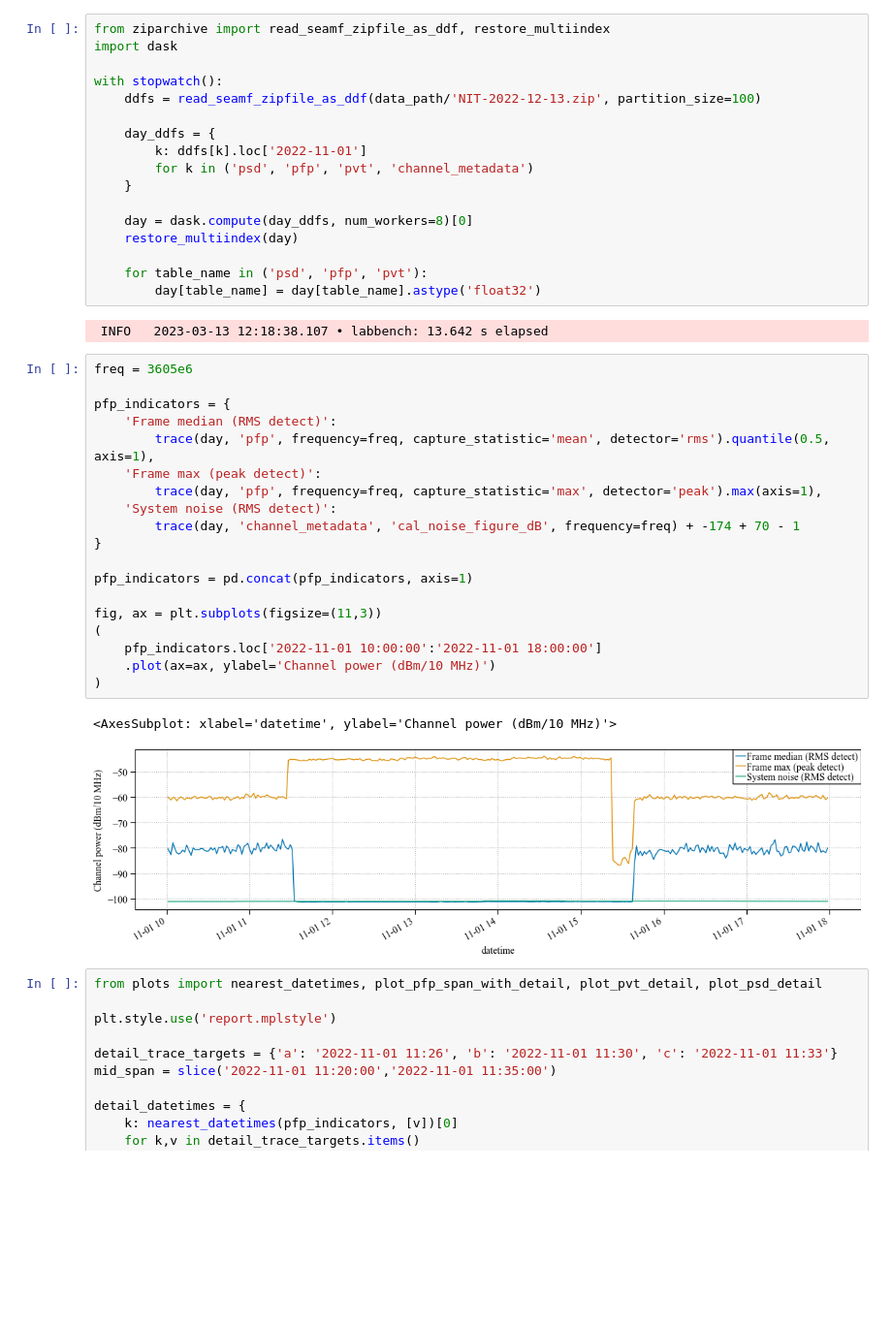
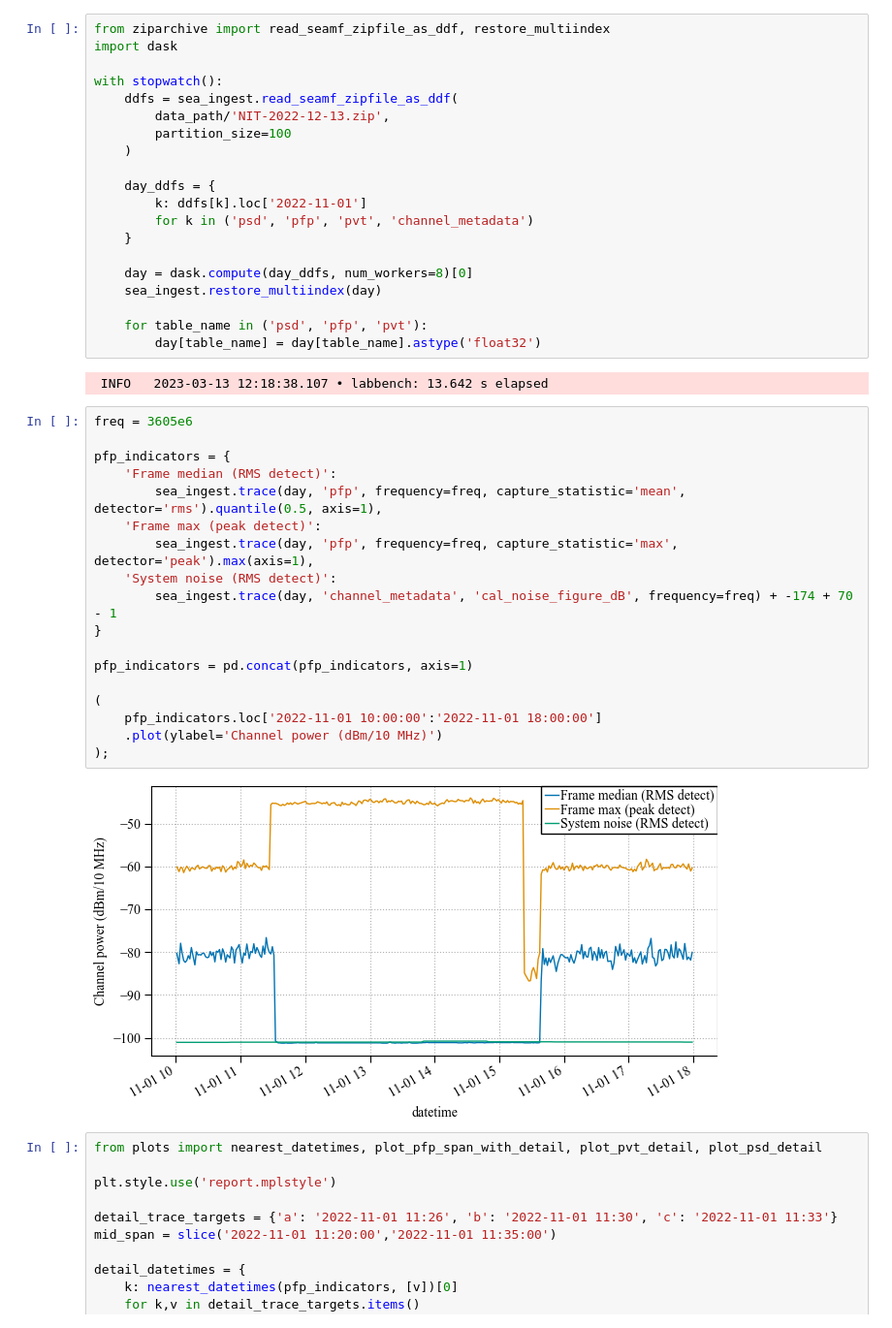
Before and after one commit to usnistgov/nasctn-sea-ingest, a Jupyter notebook: demos/forensic_plots.ipynb, the cells around one changed output. Shown: that part at 97% size. Saved outputs shown, nothing was run; the diff lists cells and outputs as text; blank space fills up the shorter version.

```diff
--- a/demos/forensic_plots.ipynb
+++ b/demos/forensic_plots.ipynb
@@ -24,7 +21,10 @@ from ziparchive import read_seamf_zipfile_as_ddf, restore_multiindex
 import dask
 
 with stopwatch():
-    ddfs = read_seamf_zipfile_as_ddf(data_path/'NIT-2022-12-13.zip', partition_size=100)
+    ddfs = sea_ingest.read_seamf_zipfile_as_ddf(
+        data_path/'NIT-2022-12-13.zip',
+        partition_size=100
+    )
 
     day_ddfs = {
         k: ddfs[k].loc['2022-11-01']
@@ -32,7 +32,7 @@ with stopwatch():
     }
 
     day = dask.compute(day_ddfs, num_workers=8)[0]
-    restore_multiindex(day)
+    sea_ingest.restore_multiindex(day)
 
     for table_name in ('psd', 'pfp', 'pvt'):
         day[table_name] = day[table_name].astype('float32')
@@ -41,25 +41,23 @@ with stopwatch():
 # %%
 freq = 3605e6
 
 pfp_indicators = {
     'Frame median (RMS detect)':
-        trace(day, 'pfp', frequency=freq, capture_statistic='mean', detector='rms').quantile(0.5, axis=1),
+        sea_ingest.trace(day, 'pfp', frequency=freq, capture_statistic='mean', detector='rms').quantile(0.5, axis=1),
     'Frame max (peak detect)':
-        trace(day, 'pfp', frequency=freq, capture_statistic='max', detector='peak').max(axis=1),
+        sea_ingest.trace(day, 'pfp', frequency=freq, capture_statistic='max', detector='peak').max(axis=1),
     'System noise (RMS detect)':
-        trace(day, 'channel_metadata', 'cal_noise_figure_dB', frequency=freq) + -174 + 70 - 1
+        sea_ingest.trace(day, 'channel_metadata', 'cal_noise_figure_dB', frequency=freq) + -174 + 70 - 1
 }
 
 pfp_indicators = pd.concat(pfp_indicators, axis=1)
 
-fig, ax = plt.subplots(figsize=(11,3))
 (
     pfp_indicators.loc['2022-11-01 10:00:00':'2022-11-01 18:00:00']
-    .plot(ax=ax, ylabel='Channel power (dBm/10 MHz)')
-)
+    .plot(ylabel='Channel power (dBm/10 MHz)')
+);
 # %% [output]
-<AxesSubplot: xlabel='datetime', ylabel='Channel power (dBm/10 MHz)'>
-[figure, old version]
+[figure, new version]
 # %%
 from plots import nearest_datetimes, plot_pfp_span_with_detail, plot_pvt_detail, plot_psd_detail
 
```
Also changed, not shown: parts of 1 cell of this notebook, 11 other files.
